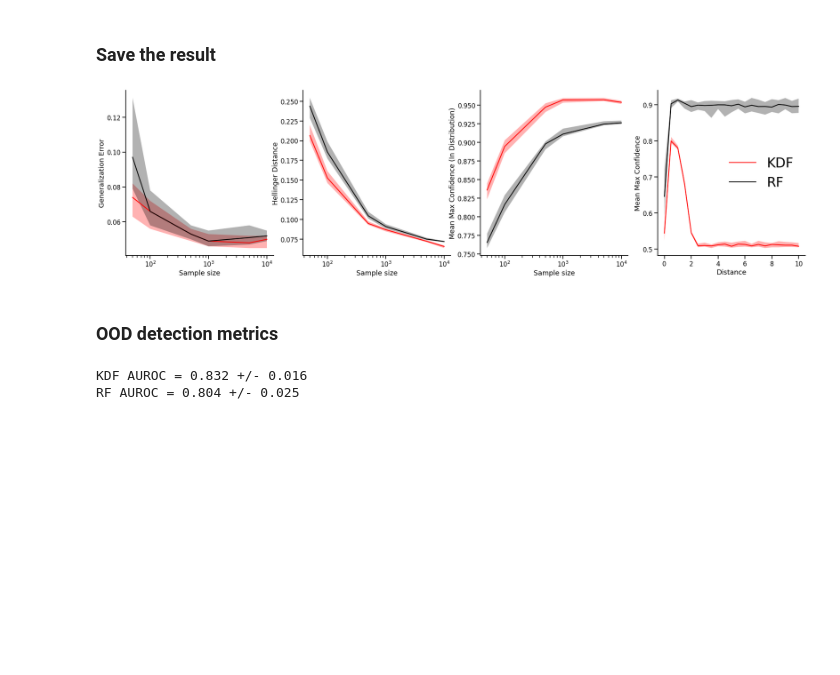
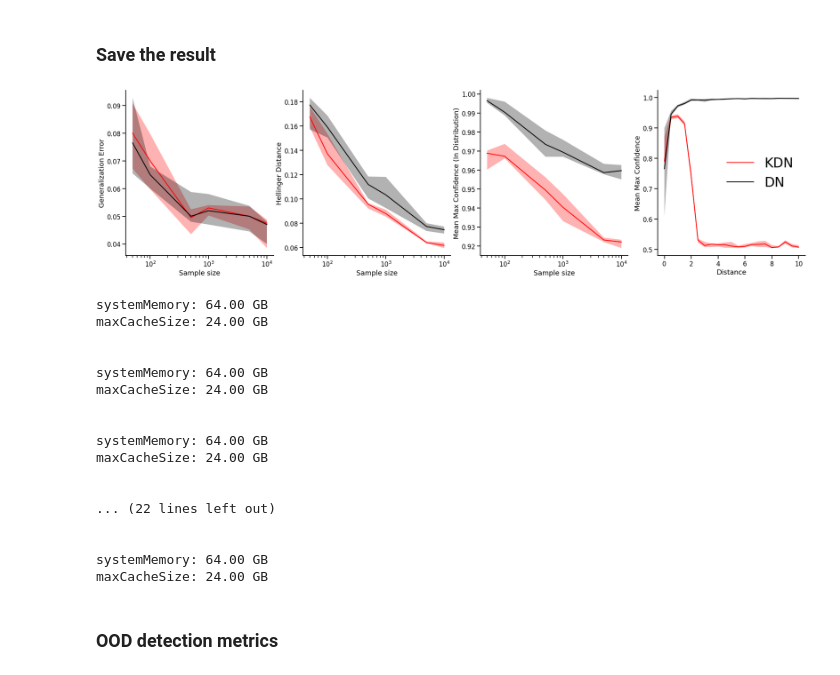
Before and after one commit to neurodata/kdg, a Jupyter notebook: benchmarks/kdn_experiments/gxor.ipynb, the cells around one changed output. Cells and saved outputs as stored; diff of their text form; code cells hidden in the pictures; blank space fills up the shorter version.

```diff
--- a/benchmarks/kdn_experiments/gxor.ipynb
+++ b/benchmarks/kdn_experiments/gxor.ipynb
@@ -23,23 +65,23 @@ plot_2dsim(X, y)
 # %%
 df = {}
-model_kdn = kdn(k=.4, kwargs={'n_estimators':500})
-model_kdn.fit(X, y)
+model_kdn = kdn(k=.1, network=nn)
+model_kdn.fit(X, y, epsilon=1e-4)
 
 #define grids
-p = np.arange(-2.5, 2.5, step=0.01)
-q = np.arange(-2.5, 2.5, step=0.01)
+p = np.arange(-3, 3, step=0.01)
+q = np.arange(-3, 3, step=0.01)
 xx, yy = np.meshgrid(p, q)
 
 grid_samples = np.concatenate((xx.reshape(-1, 1), yy.reshape(-1, 1)), axis=1)
 posterior_nn = model_kdn.network.predict(grid_samples)
 posterior_kdn, likelihoods_kdn = model_kdn.predict_proba(grid_samples, return_likelihood=True)
 
-posterior_nn = posterior_nn[:,0].reshape(500,500)
-posterior_kdn = posterior_kdn[:,0].reshape(500,500)
-class1_likelihoods = likelihoods_kdn[:,0].reshape(500,500)
-class2_likelihoods = likelihoods_kdn[:,1].reshape(500,500)
+posterior_nn = posterior_nn[:,0].reshape(600,600)
+posterior_kdn = posterior_kdn[:,0].reshape(600,600)
+class1_likelihoods = likelihoods_kdn[:,0].reshape(600,600)
+class2_likelihoods = likelihoods_kdn[:,1].reshape(600,600)
 
-df['posterior_rf'] = posterior_nn
-df['posterior_kdf'] = posterior_kdn
+df['posterior_dn'] = posterior_nn
+df['posterior_kdn'] = posterior_kdn
 df['likelihood_class1'] = class1_likelihoods
 df['likelihood_class2'] = class2_likelihoods
@@ -369,11 +466,11 @@ sample_size = [50, 100, 500, 1000, 5000, 10000]
 sns.set_context('talk')
 fig, ax = plt.subplots(1,4, figsize=(32,8))
 
-ax[0].plot(sample_size, df['error_kdf_med'], c="r", label='KDF')
-ax[0].plot(sample_size, df['error_rf_med'], c="k", label='RF')
+ax[0].plot(sample_size, df['error_kdn_med'], c="r", label='KDN')
+ax[0].plot(sample_size, df['error_dn_med'], c="k", label='DN')
 
-ax[0].fill_between(sample_size, df['error_kdf_25'], df['error_kdf_75'], facecolor='r', alpha=.3)
-ax[0].fill_between(sample_size, df['error_rf_25'], df['error_rf_75'], facecolor='k', alpha=.3)
+ax[0].fill_between(sample_size, df['error_kdn_25'], df['error_kdn_75'], facecolor='r', alpha=.3)
+ax[0].fill_between(sample_size, df['error_dn_25'], df['error_dn_75'], facecolor='k', alpha=.3)
 
 ax[0].set_xscale('log')
 ax[0].set_xlabel('Sample size')
@@ -387,11 +484,11 @@ top_side.set_visible(False)
 
 
 
-ax[1].plot(sample_size, df['hellinger_kdf_med'], c="r", label='KDF')
-ax[1].plot(sample_size, df['hellinger_rf_med'], c="k", label='RF')
+ax[1].plot(sample_size, df['hellinger_kdn_med'], c="r", label='KDN')
+ax[1].plot(sample_size, df['hellinger_dn_med'], c="k", label='DN')
 
-ax[1].fill_between(sample_size, df['hellinger_kdf_25'], df['hellinger_kdf_75'], facecolor='r', alpha=.3)
-ax[1].fill_between(sample_size, df['hellinger_rf_25'], df['hellinger_rf_75'], facecolor='k', alpha=.3)
+ax[1].fill_between(sample_size, df['hellinger_kdn_25'], df['hellinger_kdn_75'], facecolor='r', alpha=.3)
+ax[1].fill_between(sample_size, df['hellinger_dn_25'], df['hellinger_dn_75'], facecolor='k', alpha=.3)
 
 ax[1].set_xscale('log')
 ax[1].set_xlabel('Sample size')
@@ -404,42 +501,59 @@ top_side.set_visible(False)
 
 
 
 
-ax[2].plot(sample_size, df['mmcIn_kdf_med'], c="r", label='KDF')
-ax[2].plot(sample_size, df['mmcIn_rf_med'], c="k", label='RF')
+ax[2].plot(sample_size, df['mmcIn_kdn_med'], c="r", label='KDN')
+ax[2].plot(sample_size, df['mmcIn_dn_med'], c="k", label='DN')
 
-ax[2].fill_between(sample_size, df['mmcIn_kdf_25'], df['mmcIn_kdf_75'], facecolor='r', alpha=.3)
-ax[2].fill_between(sample_size, df['mmcIn_rf_25'], df['mmcIn_rf_75'], facecolor='k', alpha=.3)
+ax[2].fill_between(sample_size, df['mmcIn_kdn_25'], df['mmcIn_kdn_75'], facecolor='r', alpha=.3)
+ax[2].fill_between(sample_size, df['mmcIn_dn_25'], df['mmcIn_dn_75'], facecolor='k', alpha=.3)
 
 ax[2].set_xscale('log')
 ax[2].set_xlabel('Sample size')
 ax[2].set_ylabel('Mean Max Confidence (In Distribution)')
 
 right_side = ax[2].spines["right"]
 right_side.set_visible(False)
 top_side = ax[2].spines["top"]
 top_side.set_visible(False)
 
 
 r = np.arange(0,10.5,.5)
-ax[3].plot(r, df['mmcOut_kdf_med'], c="r", label='KDF')
-ax[3].plot(r, df['mmcOut_rf_med'], c="k", label='RF')
+ax[3].plot(r, df['mmcOut_kdn_med'], c="r", label='KDN')
+ax[3].plot(r, df['mmcOut_dn_med'], c="k", label='DN')
 
-ax[3].fill_between(r, df['mmcOut_kdf_25'], df['mmcOut_kdf_75'], facecolor='r', alpha=.3)
-ax[3].fill_between(r, df['mmcOut_rf_25'], df['mmcOut_rf_75'], facecolor='k', alpha=.3)
+ax[3].fill_between(r, df['mmcOut_kdn_25'], df['mmcOut_kdn_75'], facecolor='r', alpha=.3)
+ax[3].fill_between(r, df['mmcOut_dn_25'], df['mmcOut_dn_75'], facecolor='k', alpha=.3)
 
 #ax[3].set_xscale('log')
 ax[3].set_xlabel('Distance')
 ax[3].set_ylabel('Mean Max Confidence')
 
 ax[3].legend(fontsize=35, frameon=False)
 
 right_side = ax[3].spines["right"]
 right_side.set_visible(False)
 top_side = ax[3].spines["top"]
 top_side.set_visible(False)
 # %% [output]
-[figure, old version]
+[figure, new version]
+systemMemory: 64.00 GB
+maxCacheSize: 24.00 GB
+
+
+systemMemory: 64.00 GB
+maxCacheSize: 24.00 GB
+
+
+systemMemory: 64.00 GB
+maxCacheSize: 24.00 GB
+
+
+... (22 lines left out)
+
+
+systemMemory: 64.00 GB
+maxCacheSize: 24.00 GB
 # %% [markdown]
 ### OOD detection metrics
 # %%
@@ -498,10 +614,7 @@ for ii in range(reps):
 # obtain the AUROC and FPR@95 scores
 
 # AUROC
-print("KDF AUROC = {:.3f} +/- {:.3f}".format(np.mean(roc_kdf), np.std(roc_kdf)))
-print("RF AUROC = {:.3f} +/- {:.3f}".format(np.mean(roc_rf), np.std(roc_rf)))
+print("KDN AUROC = {:.3f} +/- {:.3f}".format(np.mean(roc_kdn), np.std(roc_kdn)))
+print("DN AUROC = {:.3f} +/- {:.3f}".format(np.mean(roc_dn), np.std(roc_dn)))
-# %% [output]
-KDF AUROC = 0.832 +/- 0.016
-RF AUROC = 0.804 +/- 0.025
 # %%
 # FPR@95
```
Also changed, not shown: parts of 13 cells of this notebook, 14 other files.
